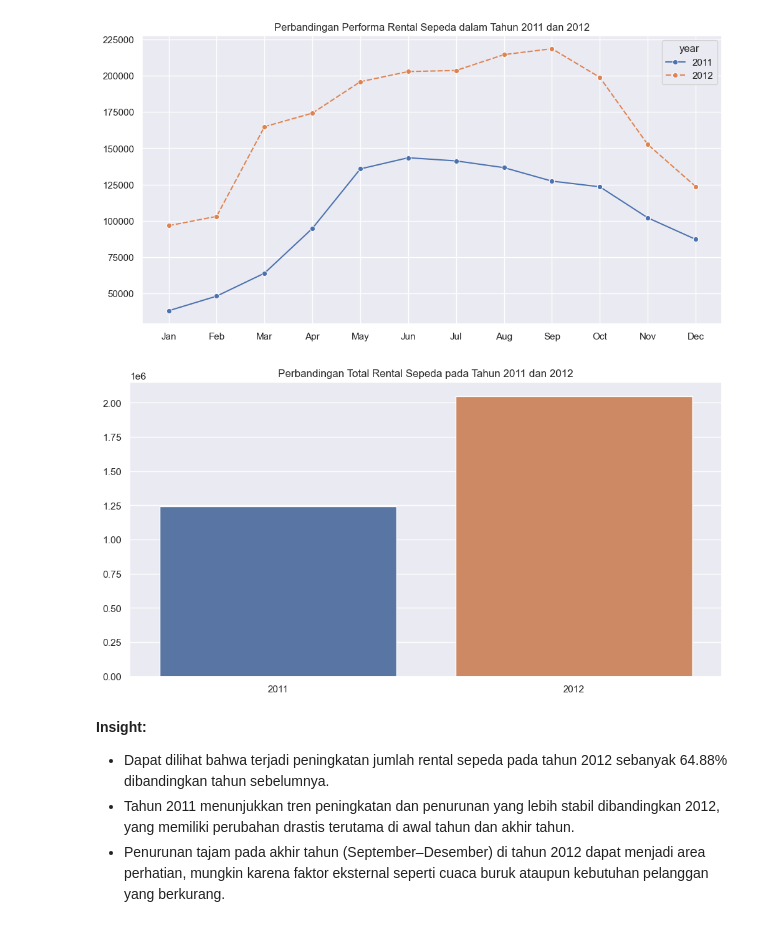
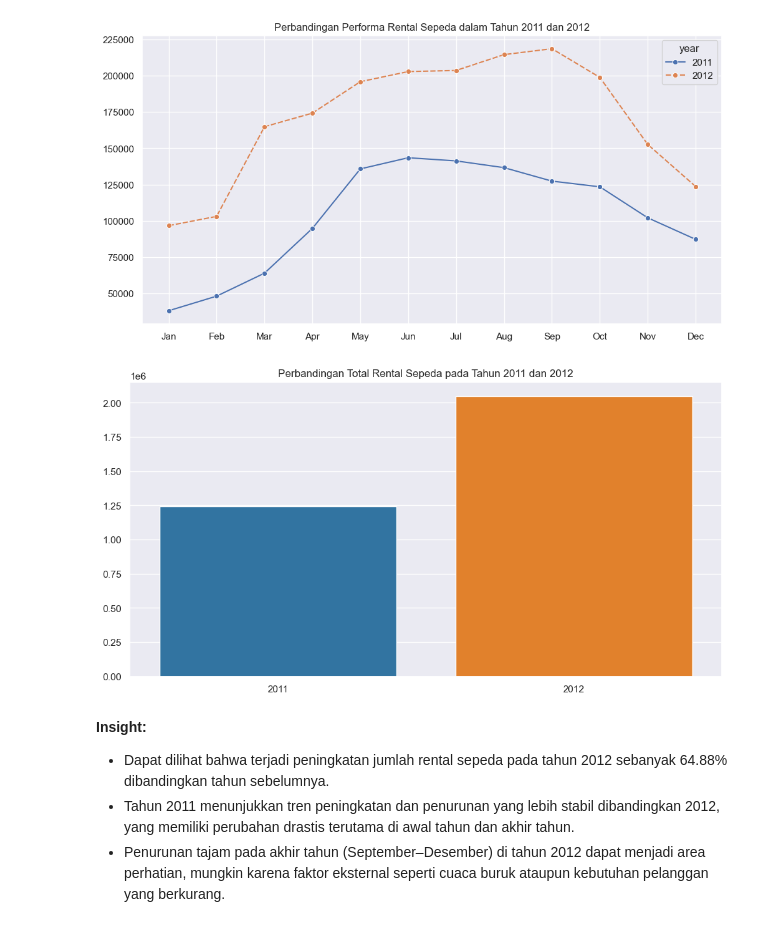
Before and after one commit to noxzym/bike-sharing-dicoding-data-analyst, a Jupyter notebook: notebook.ipynb, the cells around one changed output. Cells and saved outputs as stored; diff of their text form; code cells hidden in the pictures.

```diff
--- a/notebook.ipynb
+++ b/notebook.ipynb
@@ -475,20 +472,20 @@ plt.show()
 # %%
 # Mengelompokkan data berdasarkan tahun
 grouped_df = day_df.groupby("year", observed=False)
 
 # Menghitung total sepeda yang dirental
 aggregate_df = grouped_df.agg({"total": "sum"}).reset_index()
 
 # Memvisualisasikan data menggunakan bar plot
 plt.figure(figsize=(12, 6))
 sns.set_theme(style="darkgrid")
-sns.barplot(data=aggregate_df, x="year", y="total", hue="year", legend=False)
+sns.barplot(data=aggregate_df, x="year", y="total", hue="year", legend=False, palette=["tab:blue", "tab:orange"])
 plt.title("Perbandingan Total Rental Sepeda pada Tahun 2011 dan 2012")
 plt.xlabel(None)
 plt.ylabel(None)
 plt.show()
 # %% [output]
-[figure, old version]
+[figure, new version]
 # %% [markdown]
 **Insight:**
 - Dapat dilihat bahwa terjadi peningkatan jumlah rental sepeda pada tahun 2012 sebanyak 64.88% dibandingkan tahun sebelumnya.
```
Also changed, not shown: parts of 4 cells of this notebook.
